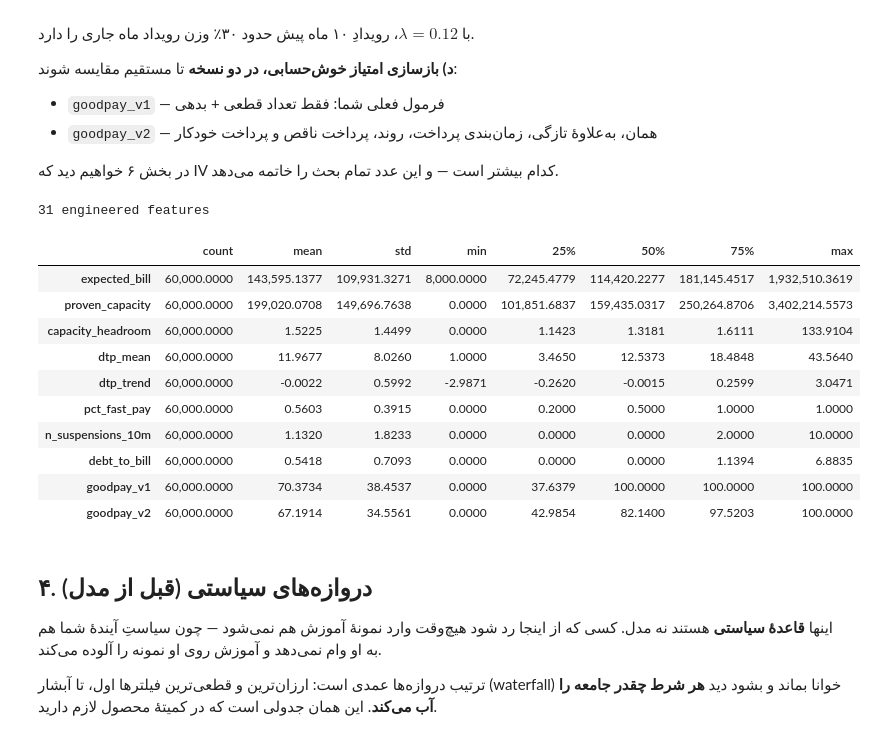
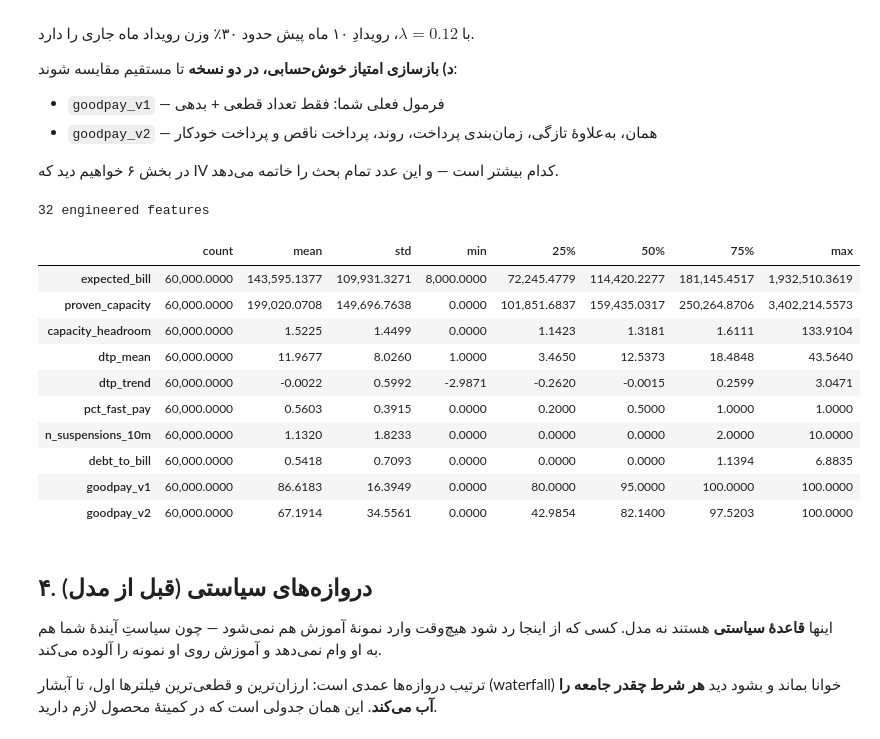
Before and after one commit to sina-sabzevar/Paper3, a Jupyter notebook: telco-credit/telco_credit_scoring.ipynb, the cells around one changed output. Drawn from its saved outputs; the diff is of its cells as text; code cells hidden in the pictures.

```diff
--- a/telco-credit/telco_credit_scoring.ipynb
+++ b/telco-credit/telco_credit_scoring.ipynb
@@ -699,6 +699,9 @@ def engineer(df, cfg):
     o["debt_to_bill"]        = o["max_debt_amt_10m"] / np.maximum(o["bill_median_10m"], 1)
     o["susp_recency_weight"] = np.exp(-0.12 * o["months_since_last_susp"]) * o["n_suspensions_10m"]
     o["deposit_coverage"]    = o["deposit_amount"] / np.maximum(o["bill_median_10m"], 1)
+    # a "debt month": the bill was still unpaid when the next cycle opened,
+    # or it was only partly paid. This is the second -5 term in the operator's score.
+    o["n_debt_months_10m"] = ((D > 30) | (ratio < 0.98)).sum(1)
 
     # ---------- (5) PROVEN PAYMENT CAPACITY -> drives the limit ----------
     ontime = (D <= G) & (ratio >= 0.98)
@@ -711,37 +714,39 @@ def engineer(df, cfg):
     o["device_value_ratio"]   = o["device_price_band"] / np.maximum(o["plan_tier"], 1)
     o["bureau_missing"]       = o["bureau_score"].isna().astype(int)
 
     # ---------- (7) the good-payer score, old vs enhanced ----------
-    o["goodpay_v1"] = np.clip(100 - 18 * o["n_suspensions_10m"]
-                                  - 25 * o["debt_to_bill"].clip(0, 3), 0, 100)
+    # The operator's live score, implemented exactly: 100 points, minus 5 for each
+    # suspension and 5 for each debt month over the 10-month window.
+    o["goodpay_v1"] = np.clip(100 - 5 * o["n_suspensions_10m"]
+                                  - 5 * o["n_debt_months_10m"], 0, 100)
     sev = (np.exp(-0.12 * o["months_since_last_susp"]) * o["debt_to_bill"].clip(0, 3)).clip(0, 3)
     o["goodpay_v2"] = np.clip(100
                               - 14 * o["susp_recency_weight"]
                               - 16 * sev
                               - 22 * (o["dtp_mean"] / G).clip(0, 2)
                               -  8 * o["dtp_trend"].clip(0, None)
                               -  5 * o["n_partial_payments"]
                               +  6 * o["autopay_flag"], 0, 100)
     return o
 
 
 feat = engineer(raw, CONFIG)
 cols_new = [c for c in feat.columns if c not in raw.columns]
 print(f"{len(cols_new)} engineered features\n")
 feat[["expected_bill", "proven_capacity", "capacity_headroom", "dtp_mean", "dtp_trend",
       "pct_fast_pay", "n_suspensions_10m", "debt_to_bill", "goodpay_v1", "goodpay_v2"]].describe().T
 # %% [output]
-31 engineered features
+32 engineered features
 |  | count | mean | std | min | 25% | 50% | 75% | max |
 | expected_bill | 60,000.0000 | 143,595.1377 | 109,931.3271 | 8,000.0000 | 72,245.4779 | 114,420.2277 | 181,145.4517 | 1,932,510.3619 |
 | proven_capacity | 60,000.0000 | 199,020.0708 | 149,696.7638 | 0.0000 | 101,851.6837 | 159,435.0317 | 250,264.8706 | 3,402,214.5573 |
 | capacity_headroom | 60,000.0000 | 1.5225 | 1.4499 | 0.0000 | 1.1423 | 1.3181 | 1.6111 | 133.9104 |
 | dtp_mean | 60,000.0000 | 11.9677 | 8.0260 | 1.0000 | 3.4650 | 12.5373 | 18.4848 | 43.5640 |
 | dtp_trend | 60,000.0000 | -0.0022 | 0.5992 | -2.9871 | -0.2620 | -0.0015 | 0.2599 | 3.0471 |
 | pct_fast_pay | 60,000.0000 | 0.5603 | 0.3915 | 0.0000 | 0.2000 | 0.5000 | 1.0000 | 1.0000 |
 | n_suspensions_10m | 60,000.0000 | 1.1320 | 1.8233 | 0.0000 | 0.0000 | 0.0000 | 2.0000 | 10.0000 |
 | debt_to_bill | 60,000.0000 | 0.5418 | 0.7093 | 0.0000 | 0.0000 | 0.0000 | 1.1394 | 6.8835 |
-| goodpay_v1 | 60,000.0000 | 70.3734 | 38.4537 | 0.0000 | 37.6379 | 100.0000 | 100.0000 | 100.0000 |
+| goodpay_v1 | 60,000.0000 | 86.6183 | 16.3949 | 0.0000 | 80.0000 | 95.0000 | 100.0000 | 100.0000 |
 | goodpay_v2 | 60,000.0000 | 67.1914 | 34.5561 | 0.0000 | 42.9854 | 82.1400 | 97.5203 | 100.0000 |
 # %% [markdown]
 ## ۴. دروازه‌های سیاستی (قبل از مدل)
```
Also changed, not shown: parts of 9 cells of this notebook, 6 other files.
